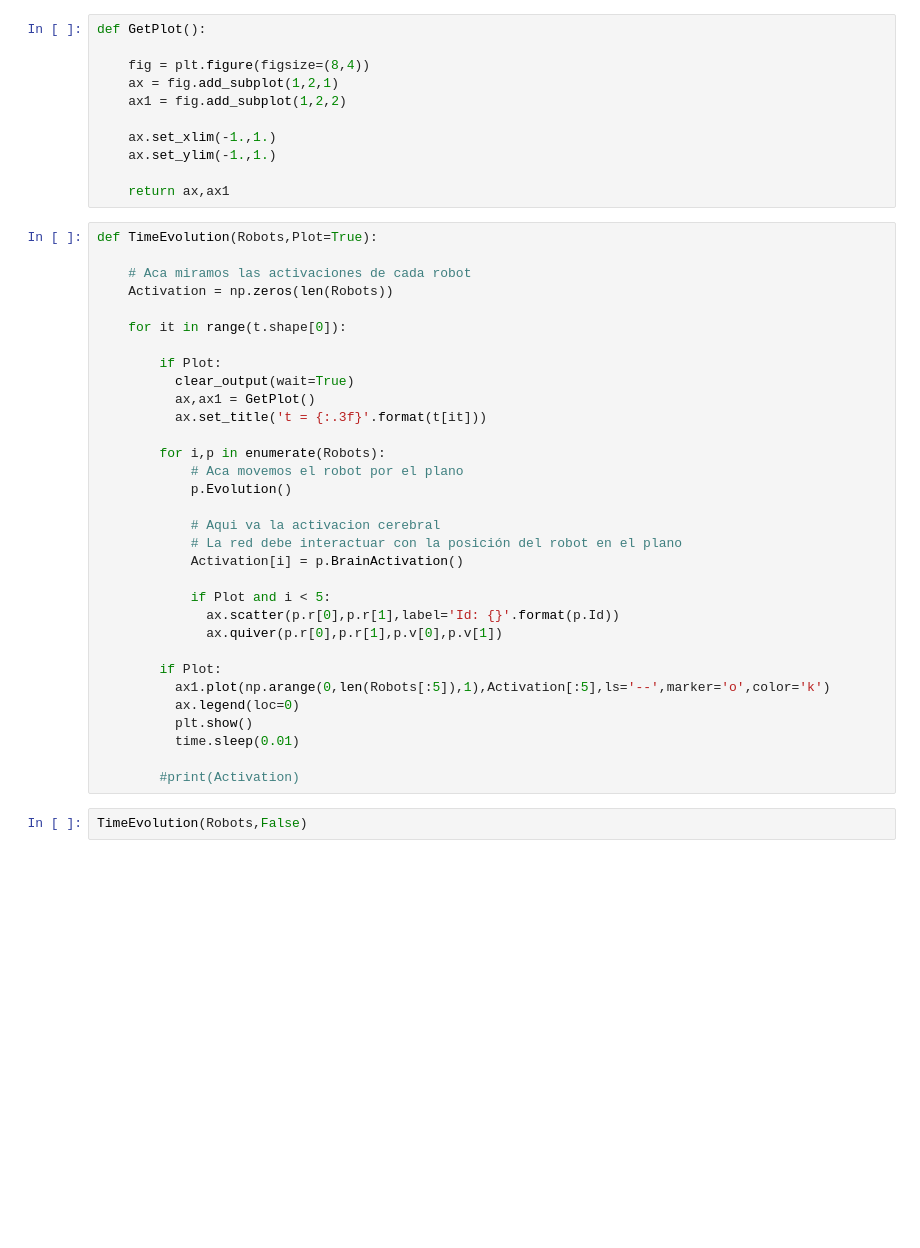
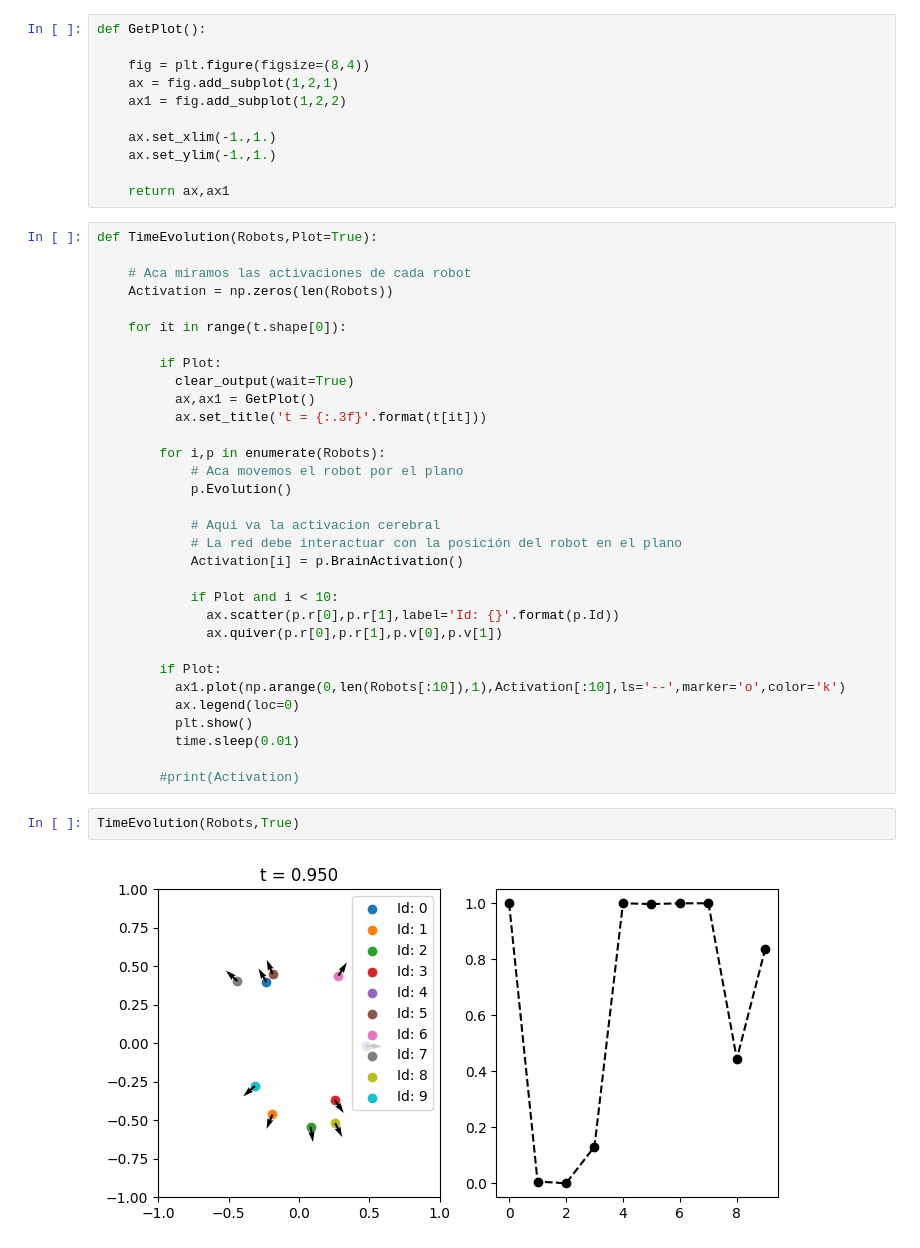
Before and after one commit to asegura4488/MetodosComputacionalesI, a Jupyter notebook: ProyectoML/EvolutivoAnimGraph.ipynb, the cells around one changed output. Drawn from its saved outputs; the diff is of its cells as text; blank space fills up the shorter version.

```diff
--- a/ProyectoML/EvolutivoAnimGraph.ipynb
+++ b/ProyectoML/EvolutivoAnimGraph.ipynb
@@ -161,19 +162,21 @@ def TimeEvolution(Robots,Plot=True):
             # La red debe interactuar con la posición del robot en el plano
             Activation[i] = p.BrainActivation()
 
-            if Plot and i < 5:
+            if Plot and i < 10:
               ax.scatter(p.r[0],p.r[1],label='Id: {}'.format(p.Id))
               ax.quiver(p.r[0],p.r[1],p.v[0],p.v[1])
 
         if Plot:
-          ax1.plot(np.arange(0,len(Robots[:5]),1),Activation[:5],ls='--',marker='o',color='k')
+          ax1.plot(np.arange(0,len(Robots[:10]),1),Activation[:10],ls='--',marker='o',color='k')
           ax.legend(loc=0)
           plt.show()
           time.sleep(0.01)
 
         #print(Activation)
 # %%
-TimeEvolution(Robots,False)
+TimeEvolution(Robots,True)
+# %% [output]
+[figure, added]
 # %%
 def Genetic(Robots, epochs=50, Plot=True):
 
```
Also changed, not shown: parts of 8 cells of this notebook.
